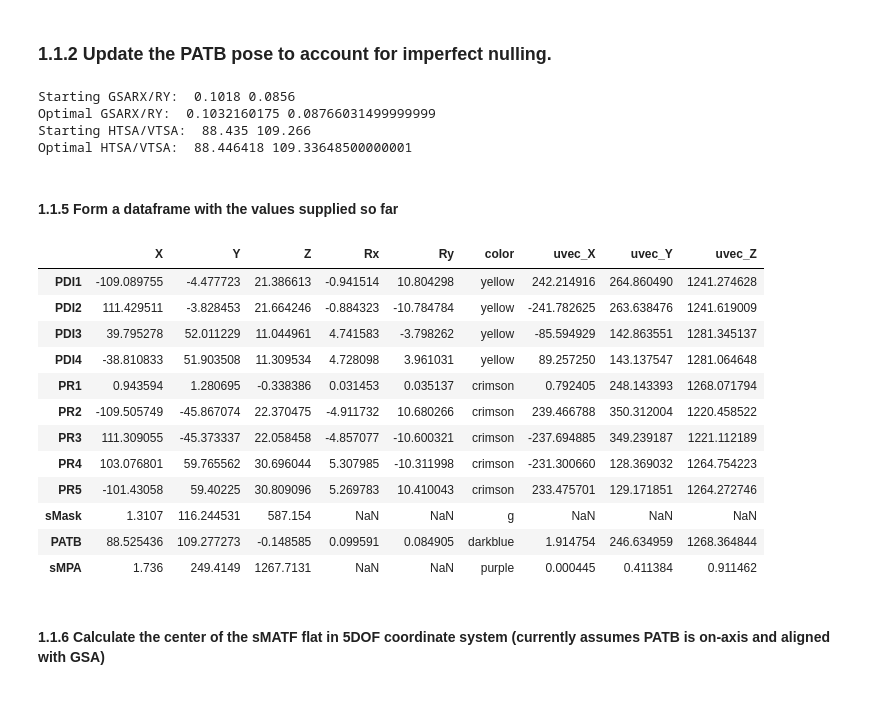
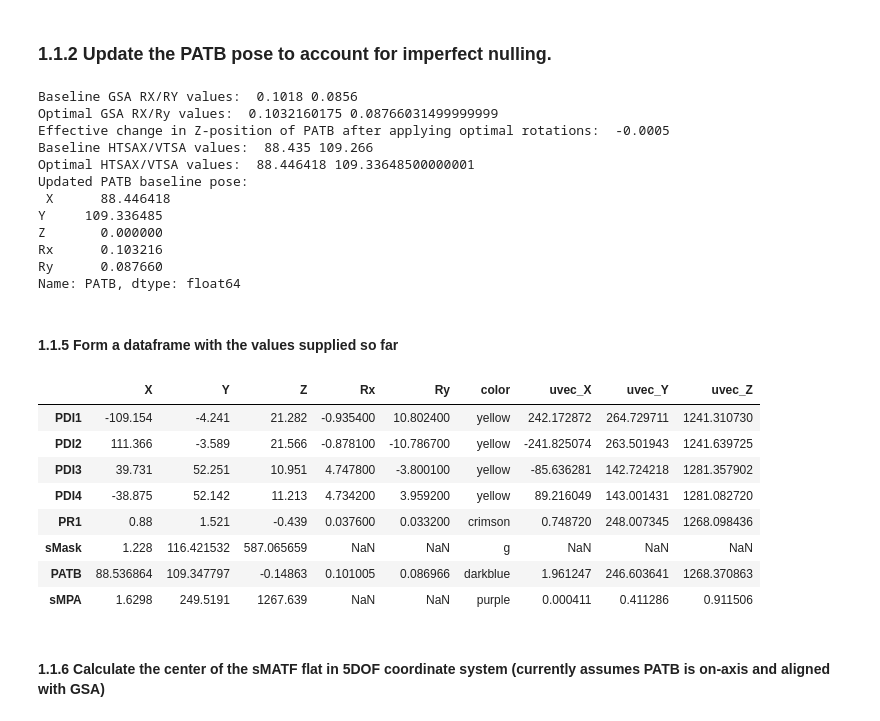
Before and after one commit to evanbray1/ADMTools, a Jupyter notebook: Pose Updater.ipynb, the cells around one changed output. Saved outputs shown, nothing was run; the diff lists cells and outputs as text; code cells hidden in the pictures.

```diff
--- a/Pose Updater.ipynb
+++ b/Pose Updater.ipynb
@@ -9,7 +12,7 @@ Warning: Cannot change to a different GUI toolkit: notebook. Using qt5 instead.
 # %% [markdown]
 ### 0.1 Ingesting the [X,Y,Z,Rx,Ry] values from Tyler's spreadsheet
 # %%
-fname = 'files/SES-cold3-C4- 5DoF inputs_template.xlsx'
+fname = 'SES-sandbox.xlsx'
 sheetname = 'Input for Tyler analysis'
 #fname = 'SES-cold plateau 3 - circuit 2.xlsx'
 #sheetname = 'Input for Tyler analysis'
@@ -25,12 +28,12 @@ sMask=np.array(spreadsheet.iloc[10,1:4]).astype(float)
 
 spreadsheet = pd.read_excel(fname,
                             sheet_name=sheetname,skiprows=15,usecols='B:N')
-pose_actual = spreadsheet.iloc[0:9,0:6]
+pose_actual = spreadsheet.iloc[0:5,0:6]
 pose_actual = pose_actual.set_index('Name').sort_index()
 pose_actual.columns = ['X','Y','Z','Rx','Ry']
 X_5DOF,Y_5DOF,Z_5DOF,rx_deg_5DOF,ry_deg_5DOF = [[*pose_actual['X'].values.astype(float)],[*pose_actual['Y'].values.astype(float)],[*pose_actual['Z'].values.astype(float)],
                                                 [*pose_actual['Rx'].values.astype(float)],[*pose_actual['Ry'].values.astype(float)]]
-pose_encoders = spreadsheet.iloc[0:9,7:13]
+pose_encoders = spreadsheet.iloc[0:5,7:13]
 pose_encoders = pose_encoders.set_index('Name.1').sort_index()
 
 print('Provided 5DOF position in real space: \n',pose_actual,'\n')
@@ -116,63 +103,84 @@ p_null_PATB_baseline_encoder
 # %% [markdown]
 ### 1.1.2 Update the PATB pose to account for imperfect nulling.
-# %%
-#Apply a correction to account for imperfect nulling between PATB/sMATF and overwrite the values in the p_null_PATB_baseline_encoder DataFrame with the optimal ones.
-optimize_PATB_for_imperfect_nulling = True
-
-if optimize_PATB_for_imperfect_nulling == True:
-    p_null_PATB_baseline_encoder = update_p_null_PATB_encoders(p_null_PATB_baseline_encoder,p_null_offset)
-# %% [output]
-Starting GSARX/RY:  0.1018 0.0856
-Optimal GSARX/RY:  0.1032160175 0.08766031499999999
-Starting HTSA/VTSA:  88.435 109.266
-Optimal HTSA/VTSA:  88.446418 109.33648500000001
+# %%
+
+optimal_gsarx_patb, optimal_gsary_patb = optimize_5DOF_rotation_for_PAT(p_null_PATB_baseline_encoder['AC_AZ'].values[0], p_null_PATB_baseline_encoder['AC_EL'].values[0],
+                                         sMATF_baseline['AC_AZ'].values[0],sMATF_baseline['AC_EL'].values[0],
+                                         p_null_PATB_baseline_encoder['Rx'].values[0], p_null_PATB_baseline_encoder['Ry'].values[0])
+print('Baseline GSA RX/RY values: ', p_null_PATB_baseline_encoder['Rx'].values[0], p_null_PATB_baseline_encoder['Ry'].values[0])
+print('Optimal GSA RX/Ry values: ',optimal_gsarx_patb,optimal_gsary_patb)
+additional_patb_z_shift = -1*p_null_offset[1]*np.sin(np.deg2rad(optimal_gsarx_patb - p_null_PATB_baseline_encoder['Rx'].values[0])) +\
+                            p_null_offset[0]*np.sin(np.deg2rad(optimal_gsary_patb - p_null_PATB_baseline_encoder['Ry'].values[0]))
+z_null_PATB_baseline += additional_patb_z_shift
+print('Effective change in Z-position of PATB after applying optimal rotations: ',round(additional_patb_z_shift,4))
+
+
+optimal_htsax_patb, optimal_vtsa_patb = optimize_5DOF_translation_for_PAT(p_null_PATB_baseline_encoder['DET_X'].values[0], p_null_PATB_baseline_encoder['DET_Y'].values[0],
+                                         sMATF_baseline['DET_X'].values[0],sMATF_baseline['DET_Y'].values[0],
+                                         p_null_PATB_baseline_encoder['X'].values[0], p_null_PATB_baseline_encoder['Y'].values[0])
+print('Baseline HTSAX/VTSA values: ',p_null_PATB_baseline_encoder['X'].values[0], p_null_PATB_baseline_encoder['Y'].values[0])
+print('Optimal HTSAX/VTSA values: ',optimal_htsax_patb,optimal_vtsa_patb)
+
+p_null_PATB_baseline_encoder_alternate = pd.DataFrame(dict({'X':optimal_htsax_patb, 'Y':optimal_vtsa_patb,'Z':p_null_PATB_baseline_encoder['Z'].values[0],'Rx':optimal_gsarx_patb,'Ry':optimal_gsary_patb,
+                                                  'AC_AZ':0,'AC_EL':0,'DET_X':sMATF_baseline['DET_X'].values[0],'DET_Y':sMATF_baseline['DET_Y'].values[0]}),index=['PATB'])
+p_null_PATB_baseline = calculate_5DOF_from_encoders(p_null_PATB_baseline_encoder_alternate)
+print('Updated PATB baseline pose: \n',p_null_PATB_baseline_encoder_alternate.loc['PATB',['X','Y','Z','Rx','Ry']])
+# %% [output]
+Baseline GSA RX/RY values:  0.1018 0.0856
+Optimal GSA RX/Ry values:  0.1032160175 0.08766031499999999
+Effective change in Z-position of PATB after applying optimal rotations:  -0.0005
+Baseline HTSAX/VTSA values:  88.435 109.266
+Optimal HTSAX/VTSA values:  88.446418 109.33648500000001
+Updated PATB baseline pose:
+ X      88.446418
+Y     109.336485
+Z       0.000000
+Rx      0.103216
+Ry      0.087660
+Name: PATB, dtype: float64
 # %% [markdown]
 #### 1.1.5 Form a dataframe with the values supplied so far
 # %%
 #Generate a dataframe where we will store some parameters for each pose
 columns = ['X','Y','Z','Rx','Ry']
 df = pose_actual
 df['color']='crimson'
 
 gsa_rot = R.from_euler('x',GSA_angle_WCS_deg, degrees=True)
 df.loc['sMask',['X','Y','Z']] = gsa_rot.apply(sMask)
 df.loc['sMask','color'] = 'g'
 
-dz_baseline = p_null_PATB_baseline_encoder.loc['PATB','z_sMATF'] - \
-    p_null_PATB_baseline_encoder.loc['PATB','z_PATB']
+dz_baseline = z_null_sMATF_baseline-z_null_PATB_baseline #deltaZ between PATB and sMATF
+
 df = pd.concat([df,p_null_PATB_baseline])
 df.loc['PATB','color']='darkblue'
 
 df.loc['sMPA',['X','Y','Z']] = sMPA_to_WCS.values.astype(float)
 df.loc['sMPA','color']='purple'
 
 for pose in df.index:
     update_uvec(df,pose,length=focal_length,rotangle=GSA_angle_WCS_deg)
     if 'PDI' in pose:
         df.loc[pose,'color'] = 'yellow'
 
 # create normal vector to sMPA
 vec = np.array([0,0,1])
 rotmat = R.from_euler('XYZ',sMPA_angle_to_WCS_deg, degrees=True)
 df.loc['sMPA',['uvec_X','uvec_Y','uvec_Z']] = rotmat.apply(vec)
 
 #ax = plot_poses(df)
 #plot_sMPA(df, ax)
 df
 # %% [output]
 |  | X | Y | Z | Rx | Ry | color | uvec_X | uvec_Y | uvec_Z |
-| PDI1 | -109.089755 | -4.477723 | 21.386613 | -0.941514 | 10.804298 | yellow | 242.214916 | 264.860490 | 1241.274628 |
-| PDI2 | 111.429511 | -3.828453 | 21.664246 | -0.884323 | -10.784784 | yellow | -241.782625 | 263.638476 | 1241.619009 |
-| PDI3 | 39.795278 | 52.011229 | 11.044961 | 4.741583 | -3.798262 | yellow | -85.594929 | 142.863551 | 1281.345137 |
-| PDI4 | -38.810833 | 51.903508 | 11.309534 | 4.728098 | 3.961031 | yellow | 89.257250 | 143.137547 | 1281.064648 |
-| PR1 | 0.943594 | 1.280695 | -0.338386 | 0.031453 | 0.035137 | crimson | 0.792405 | 248.143393 | 1268.071794 |
-| PR2 | -109.505749 | -45.867074 | 22.370475 | -4.911732 | 10.680266 | crimson | 239.466788 | 350.312004 | 1220.458522 |
-| PR3 | 111.309055 | -45.373337 | 22.058458 | -4.857077 | -10.600321 | crimson | -237.694885 | 349.239187 | 1221.112189 |
-| PR4 | 103.076801 | 59.765562 | 30.696044 | 5.307985 | -10.311998 | crimson | -231.300660 | 128.369032 | 1264.754223 |
-| PR5 | -101.43058 | 59.40225 | 30.809096 | 5.269783 | 10.410043 | crimson | 233.475701 | 129.171851 | 1264.272746 |
-| sMask | 1.3107 | 116.244531 | 587.154 | NaN | NaN | g | NaN | NaN | NaN |
-| PATB | 88.525436 | 109.277273 | -0.148585 | 0.099591 | 0.084905 | darkblue | 1.914754 | 246.634959 | 1268.364844 |
-| sMPA | 1.736 | 249.4149 | 1267.7131 | NaN | NaN | purple | 0.000445 | 0.411384 | 0.911462 |
+| PDI1 | -109.154 | -4.241 | 21.282 | -0.935400 | 10.802400 | yellow | 242.172872 | 264.729711 | 1241.310730 |
+| PDI2 | 111.366 | -3.589 | 21.566 | -0.878100 | -10.786700 | yellow | -241.825074 | 263.501943 | 1241.639725 |
+| PDI3 | 39.731 | 52.251 | 10.951 | 4.747800 | -3.800100 | yellow | -85.636281 | 142.724218 | 1281.357902 |
+| PDI4 | -38.875 | 52.142 | 11.213 | 4.734200 | 3.959200 | yellow | 89.216049 | 143.001431 | 1281.082720 |
+| PR1 | 0.88 | 1.521 | -0.439 | 0.037600 | 0.033200 | crimson | 0.748720 | 248.007345 | 1268.098436 |
+| sMask | 1.228 | 116.421532 | 587.065659 | NaN | NaN | g | NaN | NaN | NaN |
+| PATB | 88.536864 | 109.347797 | -0.14863 | 0.101005 | 0.086966 | darkblue | 1.961247 | 246.603641 | 1268.370863 |
+| sMPA | 1.6298 | 249.5191 | 1267.639 | NaN | NaN | purple | 0.000411 | 0.411286 | 0.911506 |
 # %% [markdown]
 #### 1.1.6 Calculate the center of the sMATF flat in 5DOF coordinate system (currently assumes PATB is on-axis and aligned with GSA)
 # %%
```
Also changed, not shown: parts of 16 cells of this notebook, 1 other file.
